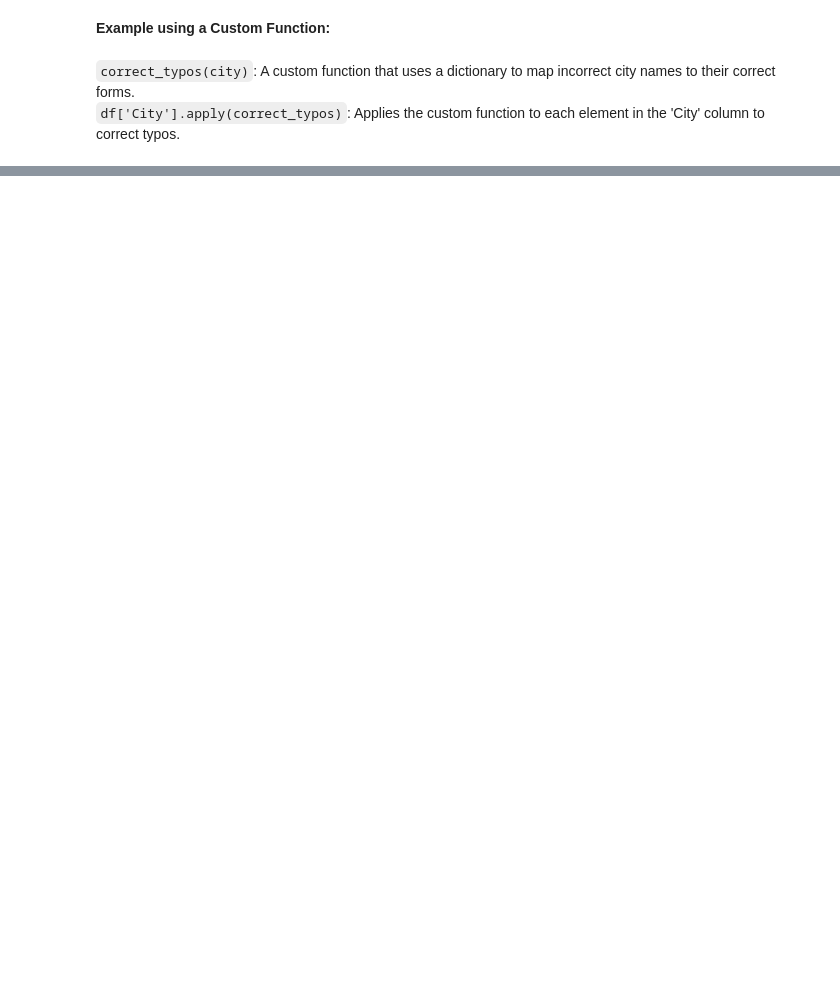
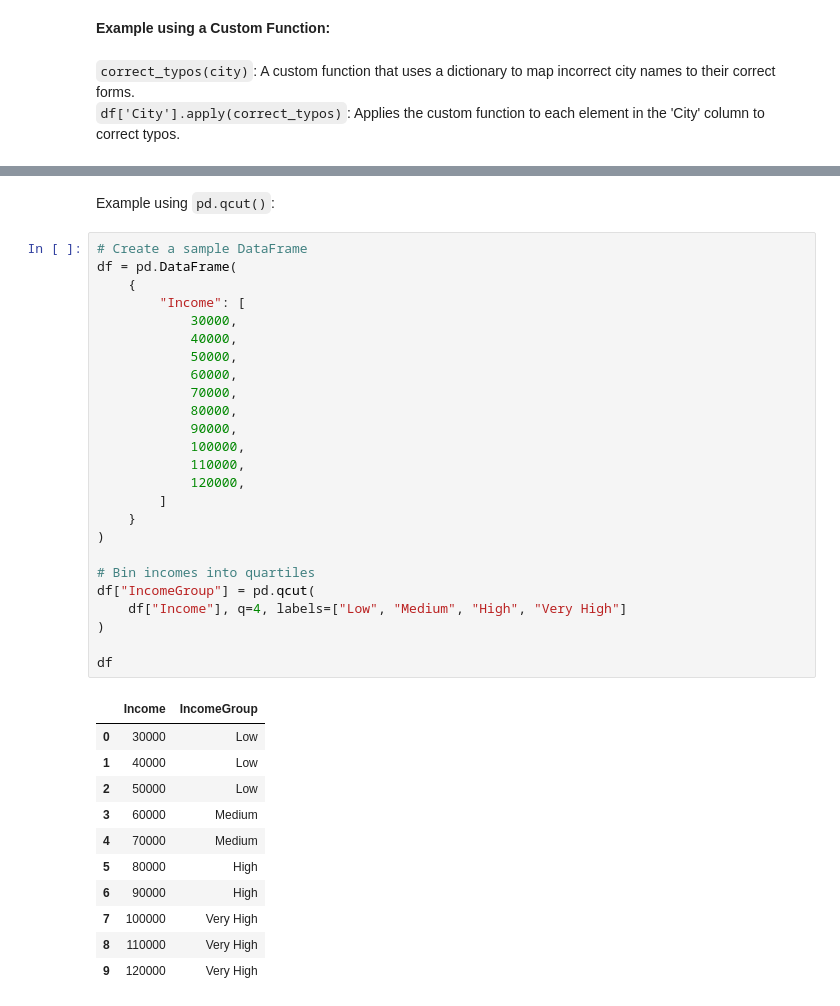
Before and after one commit to RobbertChampagne/Data, a Jupyter notebook: pandas/Data-cleaning.ipynb, the cells around one changed output, grey strips where cells are left out. Drawn from its saved outputs; the diff is of its cells as text; blank space fills up the shorter version.

```diff
--- a/pandas/Data-cleaning.ipynb
+++ b/pandas/Data-cleaning.ipynb
@@ -816,0 +860,39 @@ print(df)
+# %% [markdown]
+Example using `pd.qcut()`:
+# %%
+# Create a sample DataFrame
+df = pd.DataFrame(
+    {
+        "Income": [
+            30000,
+            40000,
+            50000,
+            60000,
+            70000,
+            80000,
+            90000,
+            100000,
+            110000,
+            120000,
+        ]
+    }
+)
+
+# Bin incomes into quartiles
+df["IncomeGroup"] = pd.qcut(
+    df["Income"], q=4, labels=["Low", "Medium", "High", "Very High"]
+)
+
+df
+# %% [output]
+|  | Income | IncomeGroup |
+| 0 | 30000 | Low |
+| 1 | 40000 | Low |
+| 2 | 50000 | Low |
+| 3 | 60000 | Medium |
+| 4 | 70000 | Medium |
+| 5 | 80000 | High |
+| 6 | 90000 | High |
+| 7 | 100000 | Very High |
+| 8 | 110000 | Very High |
+| 9 | 120000 | Very High |
```
Also changed, not shown: parts of 32 cells of this notebook, 1 other file.
